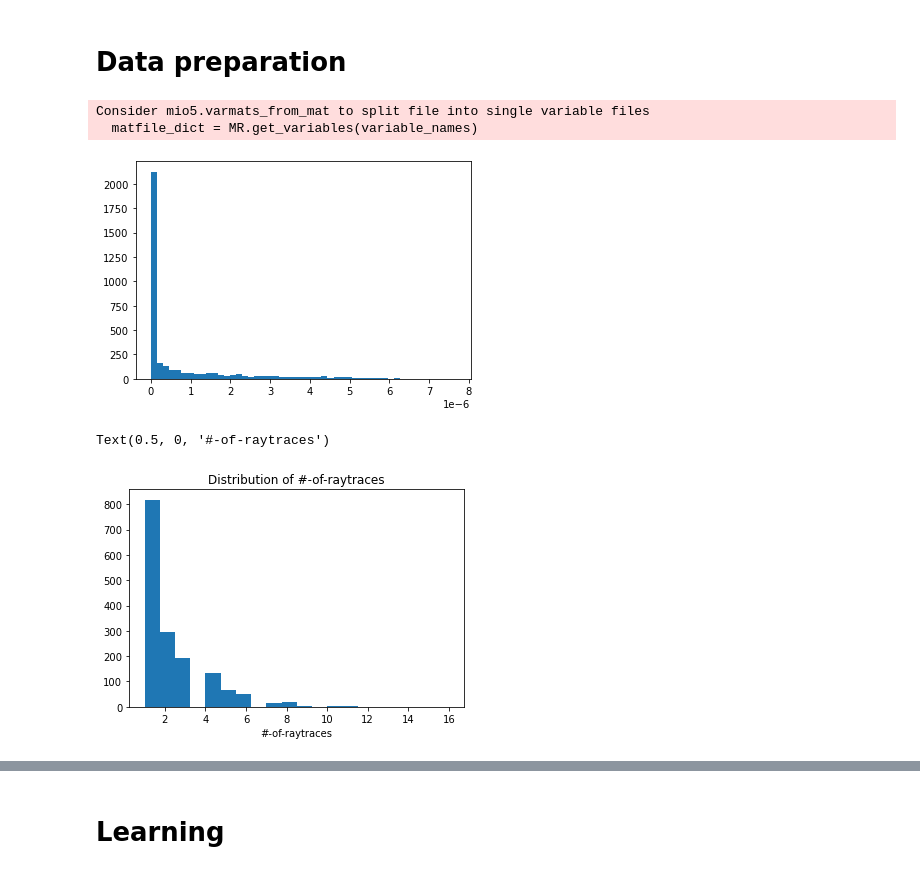
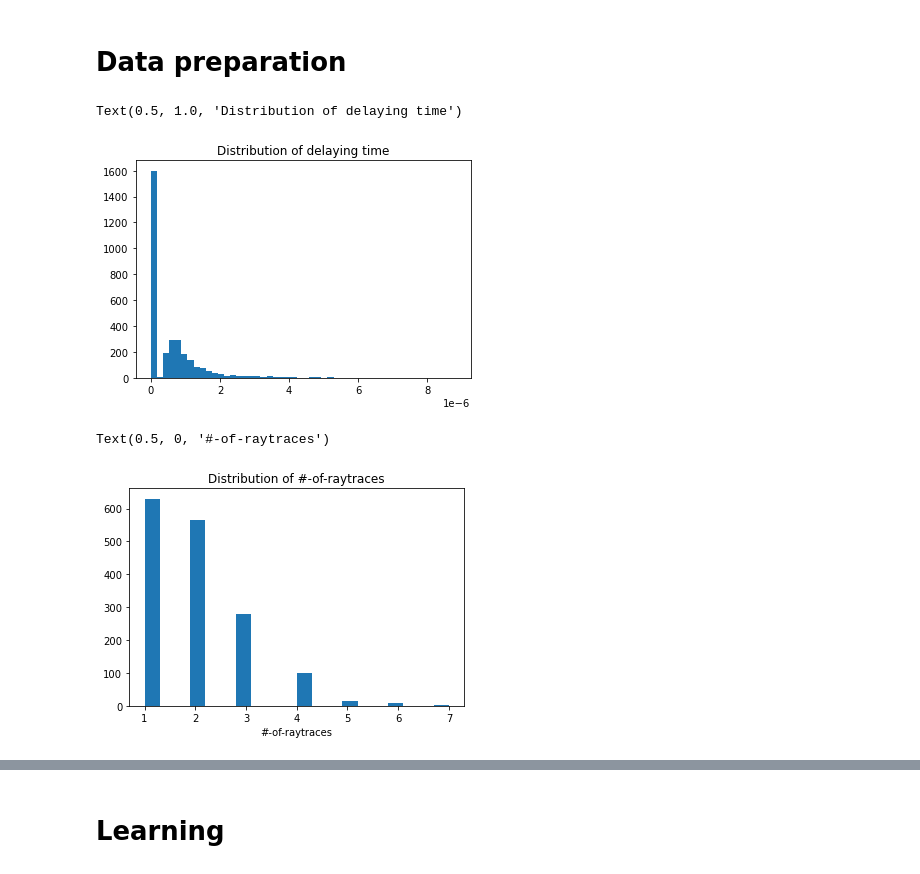
Before and after one commit to ukunliu/WSN_simulation, a Jupyter notebook: Simulation/main.ipynb, the cells around one changed output, grey strips where cells are left out. Drawn from its saved outputs; the diff is of its cells as text; code cells hidden in the pictures.

Commit message:
'simulation_Sahara'

```diff
--- a/Simulation/main.ipynb
+++ b/Simulation/main.ipynb
@@ -7,39 +9,51 @@ import matplotlib.pyplot as plt
 # %% [markdown]
 # Data preparation
 # %%
-mat = scipy.io.loadmat('ch_cell.mat')
-meta_data = scipy.io.loadmat('resp_cell.mat')
+location = 'Sahara'
 
-ch = mat['ch_cell'] #### num_tx by num_rx
-dist = mat['dist']
+if location == 'London':
 
-cir_profile = meta_data['resp_cell']
-x, y = meta_data['X'].flatten(), meta_data['Y'].flatten()
-Y = np.array([x, y]).T
-Y[:, 0] *= 1e3
+    mat = scipy.io.loadmat('ch_cell.mat')
+    meta_data = scipy.io.loadmat('resp_cell.mat')
+
+    ch = mat['ch_cell'] #### num_tx by num_rx
+    dist = mat['dist']
+
+    cir_profile = meta_data['resp_cell']
+
+
+elif location == 'Sahara':
+    meta_data = scipy.io.loadmat('sahara_cell.mat')
+    cir_profile = meta_data['sahara_cell']['cir'][0][0]
+    dist = meta_data['sahara_cell']['dist'][0][0]
+
+    Y = meta_data['sahara_cell'][0][0]['tx'].T # coordination of agents (lat, lon)
+    RX = meta_data['sahara_cell'][0][0]['rx'].T
+    # Y[:, 0] *= 1e3 # Coordination scaled by 1000
-# %% [output]
-Consider mio5.varmats_from_mat to split file into single variable files
-  matfile_dict = MR.get_variables(variable_names)
 # %%
 ray_len = []
 delay_set = []
+time_range = []
 
 for chs in cir_profile:
     for ch in chs:
         ray_len.append(len(ch[0,:]))
         delay_set.extend(ch[0, :])
+        time_range.append(max(ch[0, :]))
 
 max_reflection = max(ray_len)
 mag = - math.floor(math.log(np.mean(delay_set), 10))
 # %%
 _ = plt.hist(delay_set, bins=50)
+plt.title('Distribution of delaying time')
 # %% [output]
+Text(0.5, 1.0, 'Distribution of delaying time')
-[figure, old version]
+[figure, new version]
 # %%
 _ = plt.hist(ray_len, bins=20)
 plt.title('Distribution of #-of-raytraces')
 plt.xlabel('#-of-raytraces')
 # %% [output]
 Text(0.5, 0, '#-of-raytraces')
-[figure, old version]
+[figure, new version]
 # %%
```
Also changed, not shown: parts of 28 cells of this notebook, 7 other files.
